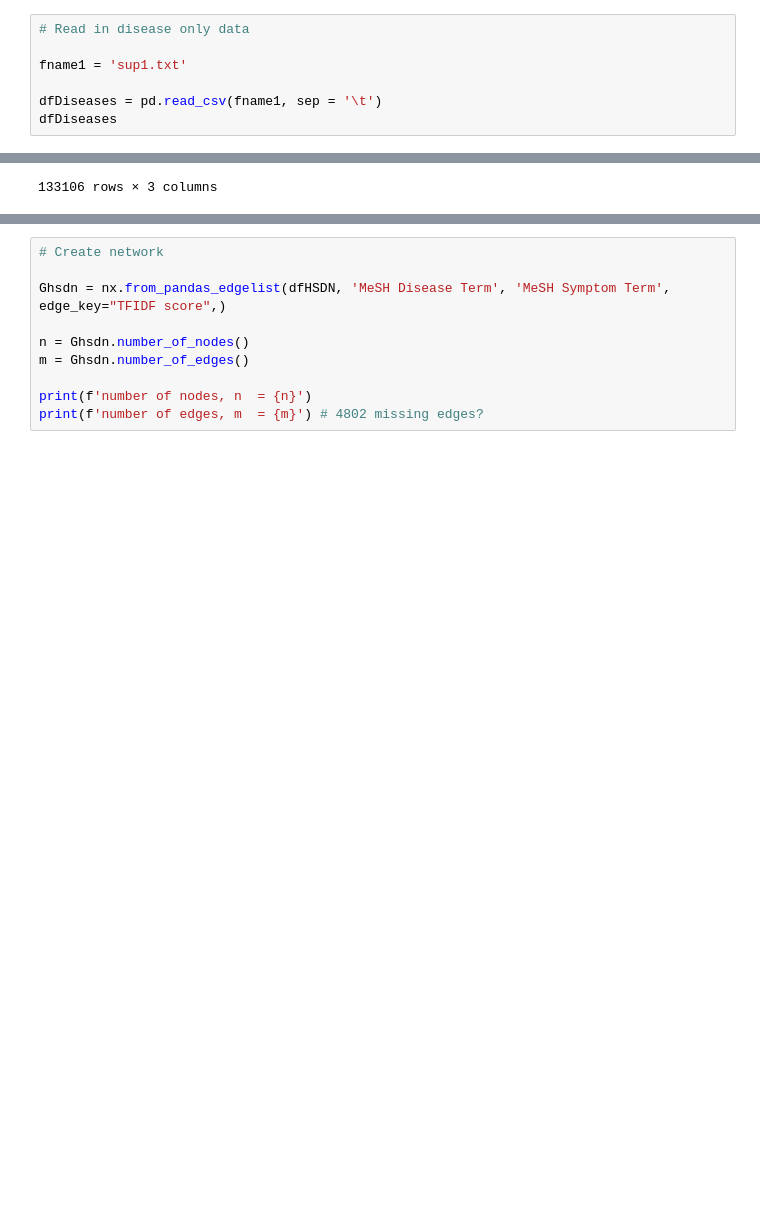
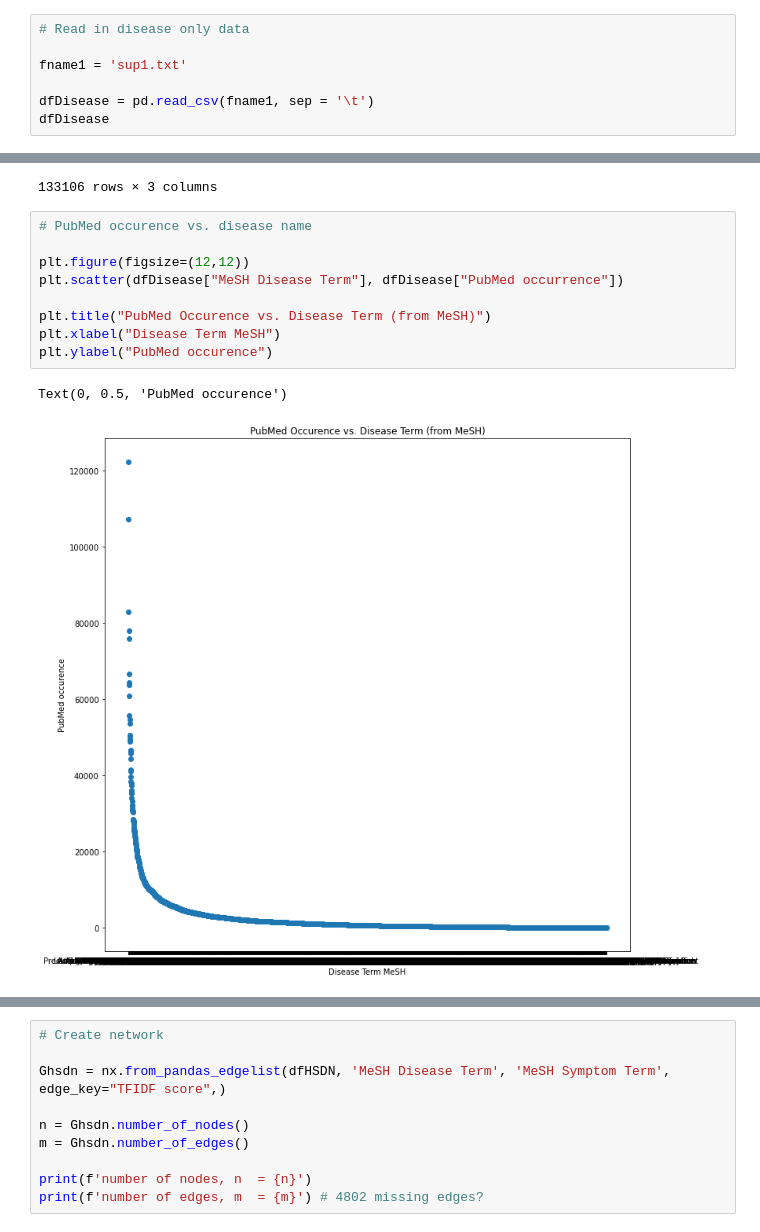
Before and after one commit to behzodcu/3352-project, a Jupyter notebook: network/3352_project_old.ipynb, the cells around one changed output, grey strips where cells are left out. Drawn from its saved outputs; the diff is of its cells as text; blank space fills up the shorter version.

```diff
--- a/network/3352_project.ipynb
+++ b/network/3352_project_old.ipynb
@@ -138,8 +140,8 @@ def plot_CCDF(kis):
 
 fname1 = 'sup1.txt'
 
-dfDiseases = pd.read_csv(fname1, sep = '\t')
-dfDiseases
+dfDisease = pd.read_csv(fname1, sep = '\t')
+dfDisease
 # %% [output]
 |  | MeSH Disease Term | PubMed occurrence |
 | 0 | Breast Neoplasms | 122226 |
@@ -217,3 +219,15 @@ dfPPI
 | 133104 | IgA Deficiency | Autoimmune Lymphoproliferative Sy... | 0.561311 |
 | 133105 | Torticollis | Cryptorchidism | 0.104462 |
 133106 rows × 3 columns
+# %%
+# PubMed occurence vs. disease name
+
+plt.figure(figsize=(12,12))
+plt.scatter(dfDisease["MeSH Disease Term"], dfDisease["PubMed occurrence"])
+
+plt.title("PubMed Occurence vs. Disease Term (from MeSH)")
+plt.xlabel("Disease Term MeSH")
+plt.ylabel("PubMed occurence")
+# %% [output]
+Text(0, 0.5, 'PubMed occurence')
+[figure, added]
```
Also changed, not shown: parts of 5 cells of this notebook, 1 other file.
